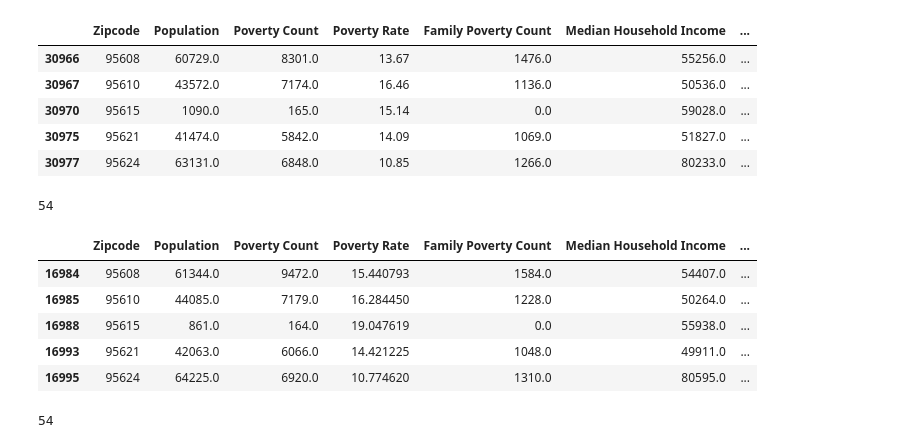
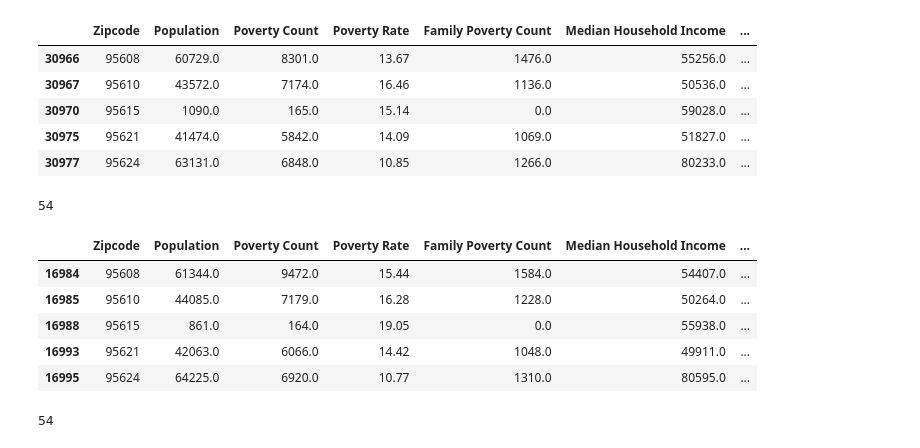
Before and after one commit to sean-galloway/Crime_and_Poverty, a Jupyter notebook: census2014.ipynb, the cells around one changed output. Cells and saved outputs as stored; diff of their text form; code cells hidden in the pictures.

```diff
--- a/census2014.ipynb
+++ b/census2014.ipynb
@@ -109,40 +109,40 @@ census_pd_b = census_pd_b.rename(columns={
     "NAME": "Name", "zip code tabulation area": "Zipcode"})
 
 # Add in Poverty Rate (Poverty Count / Population)
-census_pd_b["Poverty Rate"] = (100 * census_pd_b["Poverty Count"].astype(int) / census_pd_b["Population"].astype(int)).round(2)
+census_pd_b["Poverty Rate"] = (100 * census_pd_b["Poverty Count"].astype(float) / census_pd_b["Population"].astype(float)).round(2)
 
 # Final DataFrame
 census_pd_b = census_pd_b[[
     "Zipcode",
     "Population",
     "Poverty Count",
     "Poverty Rate",
     "Family Poverty Count",
     "Median Household Income",
     "Per Capita Income",
     "Median Home Value"]]
 
 # Filter Zipcode: limited to Sac County
 census_sac_b = census_pd_b[census_pd_b["Zipcode"].isin([
     "95608", "95610", "95615", "95621", "95624", "95626", "95628", "95630", "95632", "95638",
     "95639", "95641", "95652", "95655", "95660", "95662", "95670", "95673", "95680", "95683",
     "95690", "95693", "95742", "95757", "95758", "95811", "95814", "95815", "95816", "95817",
     "95818", "95819", "95820", "95821", "95822", "95823", "95824", "95825", "95826", "95827",
     "95828", "95829", "95830", "95831", "95832", "95833", "95834", "95835", "95837", "95838",
     "95841", "95842", "95843", "95864"])]
 
 
 # Visualize
 print(len(census_sac_b))
 census_sac_b.head()
 # %% [output]
 54
 |  | Zipcode | Population | Poverty Count | Poverty Rate | Family Poverty Count | Median Household Income | ... |
-| 16984 | 95608 | 61344.0 | 9472.0 | 15.440793 | 1584.0 | 54407.0 | ... |
-| 16985 | 95610 | 44085.0 | 7179.0 | 16.284450 | 1228.0 | 50264.0 | ... |
-| 16988 | 95615 | 861.0 | 164.0 | 19.047619 | 0.0 | 55938.0 | ... |
-| 16993 | 95621 | 42063.0 | 6066.0 | 14.421225 | 1048.0 | 49911.0 | ... |
-| 16995 | 95624 | 64225.0 | 6920.0 | 10.774620 | 1310.0 | 80595.0 | ... |
+| 16984 | 95608 | 61344.0 | 9472.0 | 15.44 | 1584.0 | 54407.0 | ... |
+| 16985 | 95610 | 44085.0 | 7179.0 | 16.28 | 1228.0 | 50264.0 | ... |
+| 16988 | 95615 | 861.0 | 164.0 | 19.05 | 0.0 | 55938.0 | ... |
+| 16993 | 95621 | 42063.0 | 6066.0 | 14.42 | 1048.0 | 49911.0 | ... |
+| 16995 | 95624 | 64225.0 | 6920.0 | 10.77 | 1310.0 | 80595.0 | ... |
 # %%
 # Run Census Search to retrieve data on all zip codes (2016)
 census_data_c = c.acs5.get(("NAME", "B19013_001E", "B19301_001E", "B17001_002E",
```
Also changed, not shown: parts of 5 cells of this notebook.
